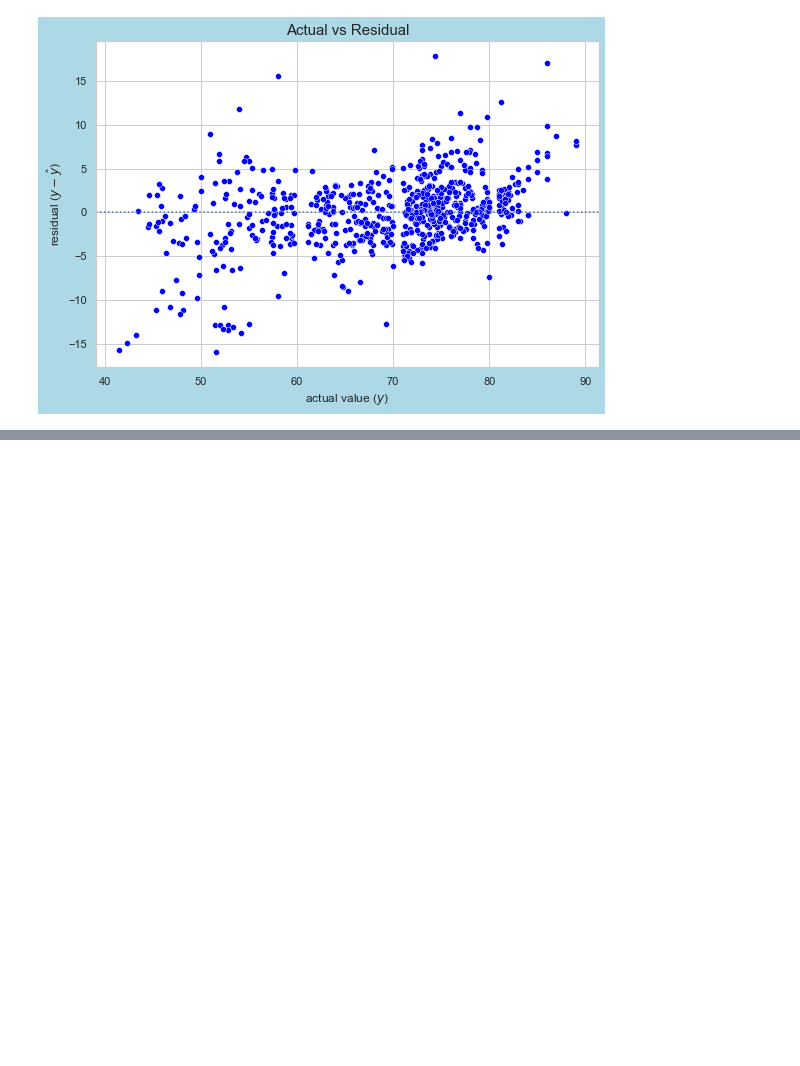
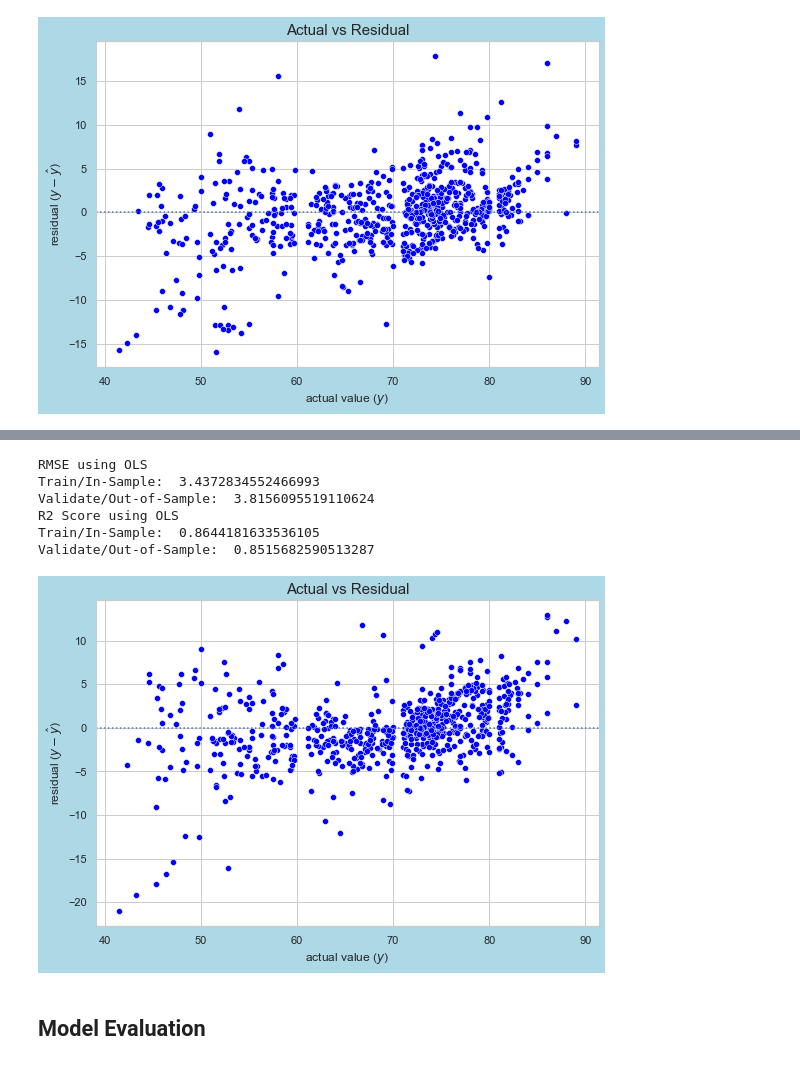
Before and after one commit to kristofer-rivera/predicting-life-expectancy, a Jupyter notebook: modeling.ipynb, the cells around one changed output, grey strips where cells are left out. Saved outputs shown, nothing was run; the diff lists cells and outputs as text; code cells hidden in the pictures; blank space fills up the shorter version.

```diff
--- a/modeling.ipynb
+++ b/modeling.ipynb
@@ -500,0 +624,39 @@ metric_df
+# %%
+## Model 7 - Polynomial Regression Model
+
+#Create model
+lm3 = LinearRegression(normalize=True)
+
+# Fit the model on train
+# use only the features we selected
+lm3.fit(X_train_poly, y_train.life_expectancy)
+
+#Predict on train and validate
+# predict train
+y_train['le_pred_poly_rfe'] = lm3.predict(X_train_poly)
+# predict validate
+y_validate['le_pred_poly_rfe'] = lm3.predict(X_validate_poly)
+
+# Calculate RMSE
+train_rmse7 = ev.rmse(y_train.life_expectancy, y_train.le_pred_poly_rfe)
+validate_rmse7= ev.rmse(y_validate.life_expectancy, y_validate.le_pred_poly_rfe)
+
+#Calculate R^2 Score
+r2_train7 = r2_score(y_train.life_expectancy, y_train.le_pred_poly_rfe)
+r2_validate7 = r2_score(y_validate.life_expectancy, y_validate.le_pred_poly_rfe)
+
+print("RMSE using OLS\nTrain/In-Sample: ", train_rmse7,
+      "\nValidate/Out-of-Sample: ", validate_rmse7)
+
+print("R2 Score using OLS\nTrain/In-Sample: ", r2_train7,
+      "\nValidate/Out-of-Sample: ", r2_validate7)
+# %% [output]
+RMSE using OLS
+Train/In-Sample:  3.4372834552466993
+Validate/Out-of-Sample:  3.8156095519110624
+R2 Score using OLS
+Train/In-Sample:  0.8644181633536105
+Validate/Out-of-Sample:  0.8515682590513287
+# %%
+# Add to predictions df
+predictions['le_pred_poly_rfe'] = y_validate.le_pred_poly_rfe
@@ -500,0 +670,7 @@ metric_df
+# %%
+# Visualize by plotting residuals
+ev.plot_residuals(predictions.actual, predictions.le_pred_poly_rfe, predictions)
+# %% [output]
+[figure, added]
+# %% [markdown]
+## Model Evaluation
```
Also changed, not shown: parts of 26 cells of this notebook, 1 other file.
